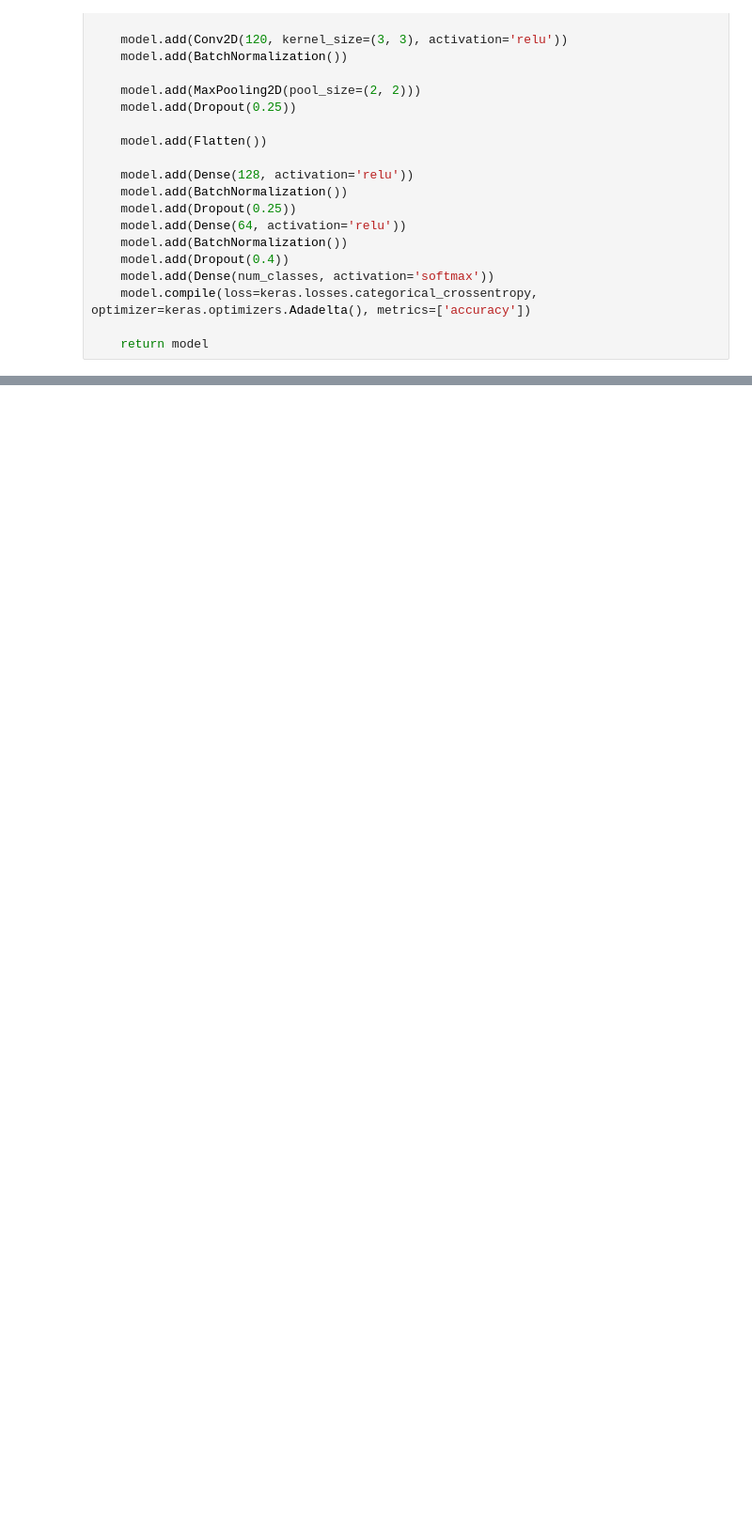
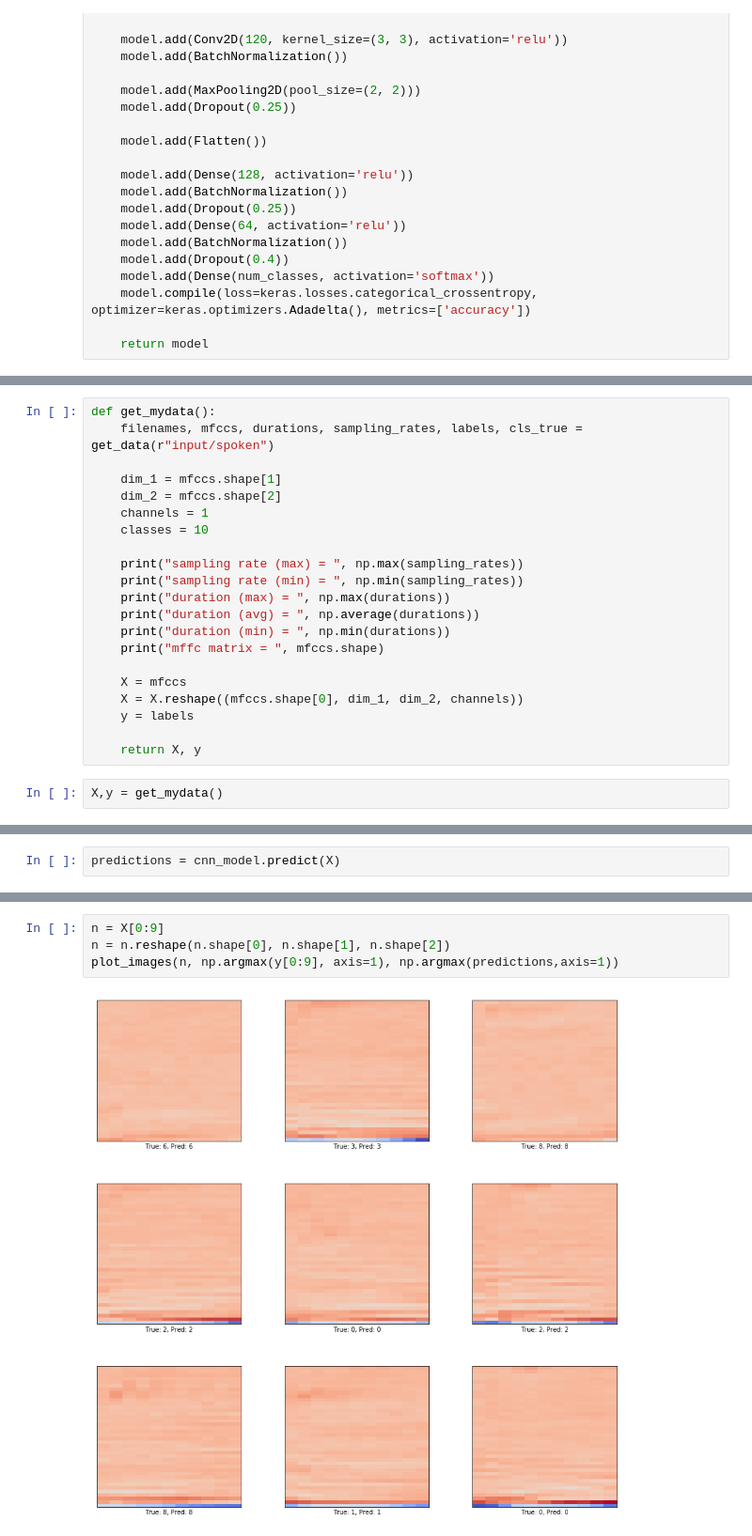
Before and after one commit to alex-addanki/Experiments, a Jupyter notebook: Hackathon_Spoken_Digit_Identification.ipynb, the cells around one changed output, grey strips where cells are left out. Shown at 94% size. Drawn from its saved outputs; the diff is of its cells as text; blank space fills up the shorter version.

```diff
--- a/Hackathon_Spoken_Digit_Identification.ipynb
+++ b/Hackathon_Spoken_Digit_Identification.ipynb
@@ -225,0 +260,23 @@ plot_images(n, np.argmax(y_test[100:109], axis=1), predictions[100:109])
+# %%
+def get_mydata():
+    filenames, mfccs, durations, sampling_rates, labels, cls_true = get_data(r"input/spoken")
+
+    dim_1 = mfccs.shape[1]
+    dim_2 = mfccs.shape[2]
+    channels = 1
+    classes = 10
+
+    print("sampling rate (max) = ", np.max(sampling_rates))
+    print("sampling rate (min) = ", np.min(sampling_rates))
+    print("duration (max) = ", np.max(durations))
+    print("duration (avg) = ", np.average(durations))
+    print("duration (min) = ", np.min(durations))
+    print("mffc matrix = ", mfccs.shape)
+
+    X = mfccs
+    X = X.reshape((mfccs.shape[0], dim_1, dim_2, channels))
+    y = labels
+
+    return X, y
+# %%
+X,y = get_mydata()
@@ -225,0 +290,2 @@ plot_images(n, np.argmax(y_test[100:109], axis=1), predictions[100:109])
+# %%
+predictions = cnn_model.predict(X)
@@ -225,0 +351,6 @@ plot_images(n, np.argmax(y_test[100:109], axis=1), predictions[100:109])
+# %%
+n = X[0:9]
+n = n.reshape(n.shape[0], n.shape[1], n.shape[2])
+plot_images(n, np.argmax(y[0:9], axis=1), np.argmax(predictions,axis=1))
+# %% [output]
+[figure, added]
```
Also changed, not shown: parts of 20 cells of this notebook.
